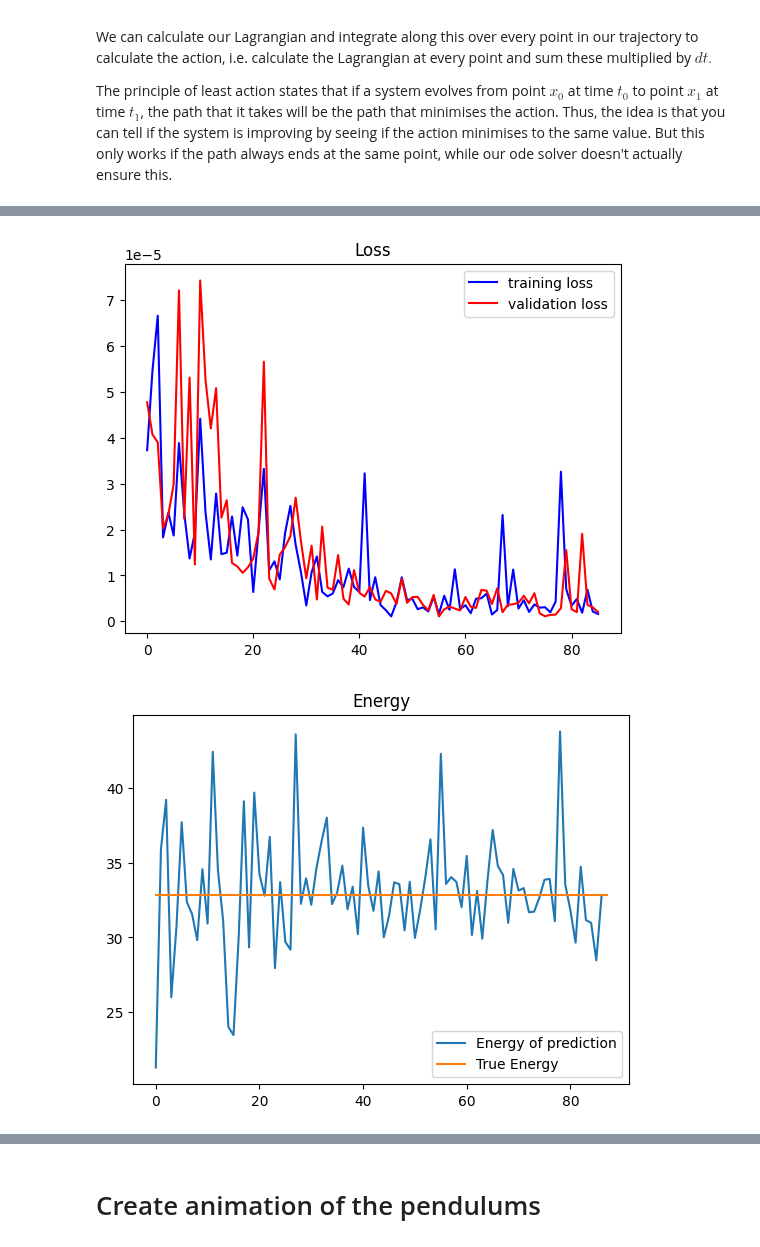
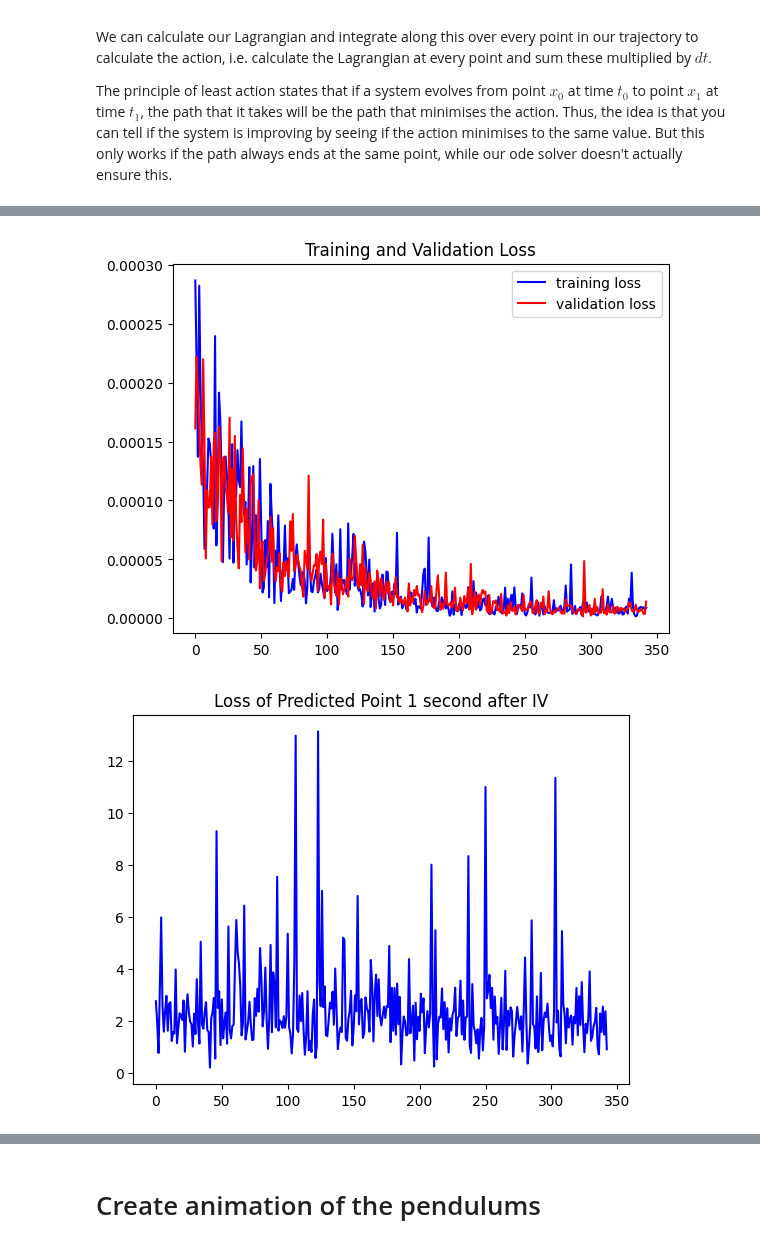
Before and after one commit to jakedorman64/internship, a Jupyter notebook: Double_Pendulum_NeuralODE.ipynb, the cells around one changed output, grey strips where cells are left out. Cells and saved outputs as stored; diff of their text form; code cells hidden in the pictures.

```diff
--- a/Double_Pendulum_NeuralODE.ipynb
+++ b/Double_Pendulum_NeuralODE.ipynb
@@ -226,6 +234,8 @@ class TrainingState(NamedTuple):
 
 def FeedForward(x):
   mlp = hk.Sequential([
+      hk.Linear(32), jax.nn.sigmoid,
+      hk.Linear(32), jax.nn.leaky_relu,
       hk.Linear(32), jax.nn.sigmoid,
       hk.Linear(32), jax.nn.leaky_relu,
       hk.Linear(32), jax.nn.sigmoid,
@@ -235,7 +245,7 @@ def FeedForward(x):
 
 # Define our network and optimiser.
 network = hk.without_apply_rng(hk.transform(FeedForward))
-optimiser = optax.adam(1e-2)
+optimiser = optax.adam(1e-3)
 # %%
 """Define our mean squared error loss function."""
 
@@ -272,14 +282,18 @@ def minimum_difference(truth, preds):
 batch_tsteps = jnp.array([i*dt for i in range(prediction_batch_size)])
 
 @jit
-def MeanSquaredErrorLoss(weights, batch):
+def MeanSquaredErrorLoss(weights, batch, tsteps=None):
 
   # This array will hold our predictions for each prediction batch.
   preds = []
   # Make our predictions. Our output data is periodic between (-1, 1), but odeint doesn't know that it has to stay within these bounds. Thus,
   # we will have to manually normalise it. To do this, we can add 1 so it is periodic between (0, 2), module by 2, and then subtract 1 again.
-  for i in range(training_batch_size):
-    prediction = odeint(nn_predict, batch[i, 0], batch_tsteps, weights)
+  for i in range(batch.shape[0]):
+    if tsteps != None:
+      prediction = odeint(nn_predict, batch[i, 0], tsteps, weights)
+      batch = odeint(dy_dt, batch[i, 0], tsteps, g)
+    else:
+      prediction = odeint(nn_predict, batch[i, 0], batch_tsteps, weights)
     prediction = normalise_predictions(prediction)
     # This adds the prediction for batch i to the preds tuple.
     preds.append(prediction)
@@ -340,6 +360,7 @@ Weights : (32, 2), Biases : (2,)
 
 train_loss_list = []
 val_loss_list = []
+second_loss_list = []
 energy_list = []
 action_list = []
 # %% [markdown]
@@ -453,6 +474,11 @@ for step in range(gradient_updates):
     # We care about whether the difference between real and predicted action is decreasing, since the action will be different for each prediction batch.
     action_list.append(action(predicted_data) - action(data))
 
+    # We need a way of comparing the loss of one network to another. This cannot be done by taking the training loss as this will vary depending on the length of time that
+    # we predict over. Thus, we will make a '1 second loss' which is the loss from the prediction in 1 seconds time.
+
+    second_loss_list.append(MeanSquaredErrorLoss(state.params, jnp.array([data]), jnp.array([0., 1.])))
+
     train_loss_list.append(MeanSquaredErrorLoss(state.params, next(train_dataset)) / (training_batch_size * prediction_batch_size))
     val_loss_list.append(MeanSquaredErrorLoss(state.params, next(eval_dataset)) / (training_batch_size * prediction_batch_size))
-    print("Step {}: train loss {}, eval loss {}, energy {}, action {}".format(step, train_loss_list[-1], val_loss_list[-1], energy_list[-1], action_list[-1]))
+    print("Step {}: train loss {}, eval loss {}, 1 second loss {}, energy {}, action {}".format(step, train_loss_list[-1], val_loss_list[-1], second_loss_list[-1], energy_list[-1], action_list[-1]))
@@ -459,26 +504,31 @@ for step in range(gradient_updates):
 # %%
 """Plot our losses, energy and change in action"""
 
 plt.plot(train_loss_list, color="b", label="training loss")
 plt.plot(val_loss_list, color="r", label="validation loss")
-plt.title("Loss")
+plt.title("Training and Validation Loss")
 plt.legend()
+plt.show()
+plt.close()
+
+plt.plot(second_loss_list, color="b")
+plt.title("Loss of Predicted Point 1 second after IV")
 plt.show()
 plt.close()
 
 plt.plot(energy_list, label="Energy of prediction")
 plt.plot((0, len(energy_list)), (actual_energy, actual_energy), label="True Energy")
 plt.title("Energy")
 plt.legend()
 plt.show()
 plt.close()
 
 plt.plot(action_list, label="Change in Action")
 plt.plot((0, len(action_list)), (0, 0), label="0")
 plt.title("Action of predicted path - true action")
 plt.legend()
 plt.show()
 plt.close()
 # %% [output]
-[figure, old version]
+[figure, new version]
-[figure, old version]
+[figure, new version]
```
Also changed, not shown: parts of 8 cells of this notebook.
